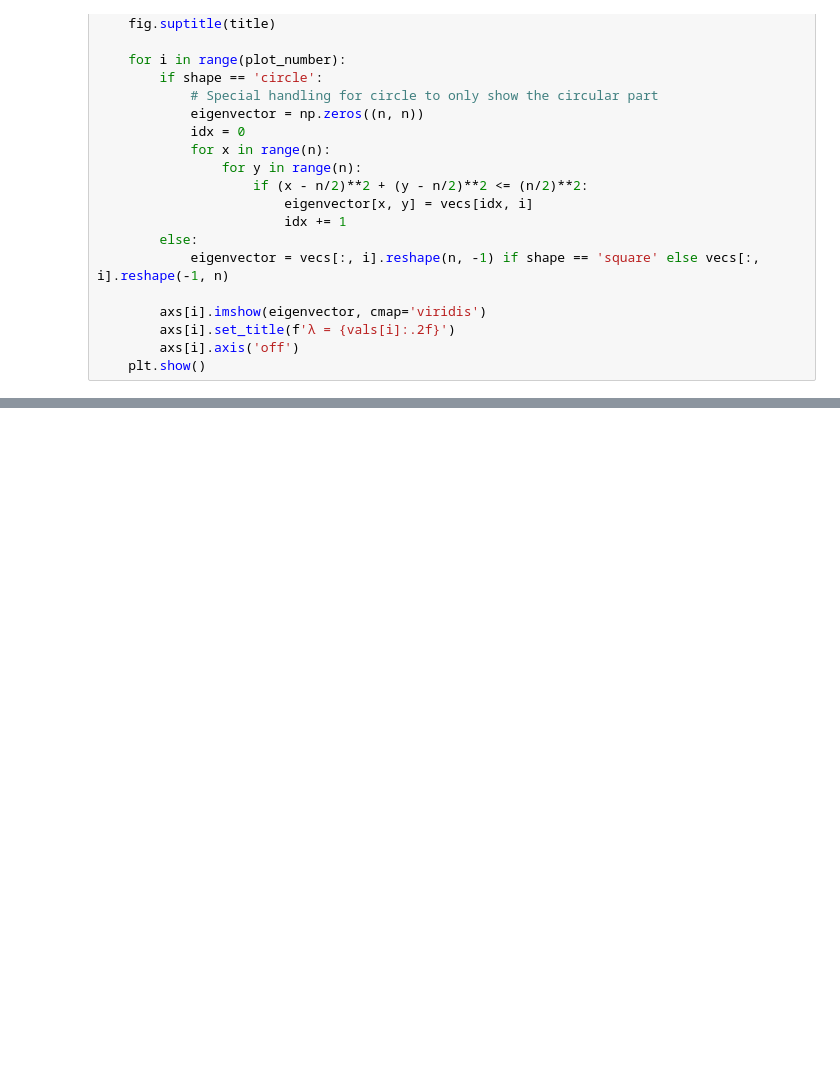
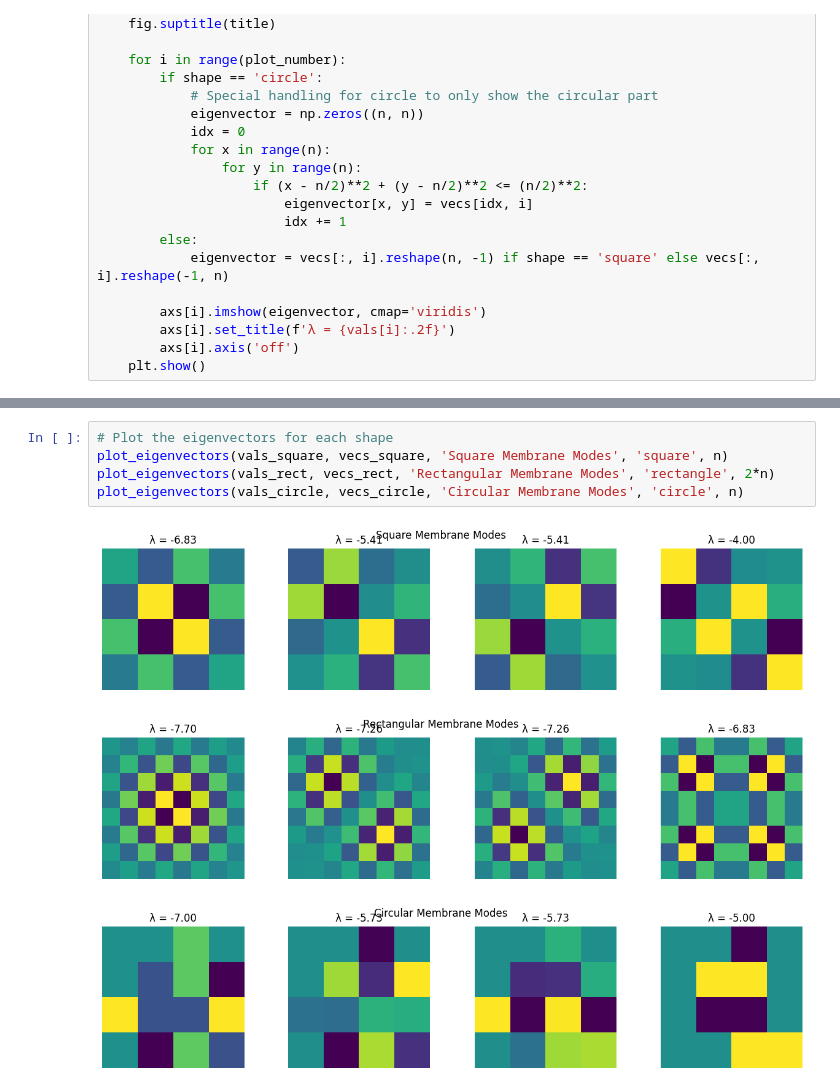
Before and after one commit to koenweverink/ScientificComputing, a Jupyter notebook: Set3.ipynb, the cells around one changed output, grey strips where cells are left out. Cells and saved outputs as stored; diff of their text form; blank space fills up the shorter version.

```diff
--- a/Set3.ipynb
+++ b/Set3.ipynb
@@ -194,0 +295,9 @@ plot_eigenvectors(vals_circle, vecs_circle, 'Circular Membrane Modes', 'circle',
+# %%
+# Plot the eigenvectors for each shape
+plot_eigenvectors(vals_square, vecs_square, 'Square Membrane Modes', 'square', n)
+plot_eigenvectors(vals_rect, vecs_rect, 'Rectangular Membrane Modes', 'rectangle', 2*n)
+plot_eigenvectors(vals_circle, vecs_circle, 'Circular Membrane Modes', 'circle', n)
+# %% [output]
+[figure, added]
+[figure, added]
+[figure, added]
```
Also changed, not shown: parts of 11 cells of this notebook.
